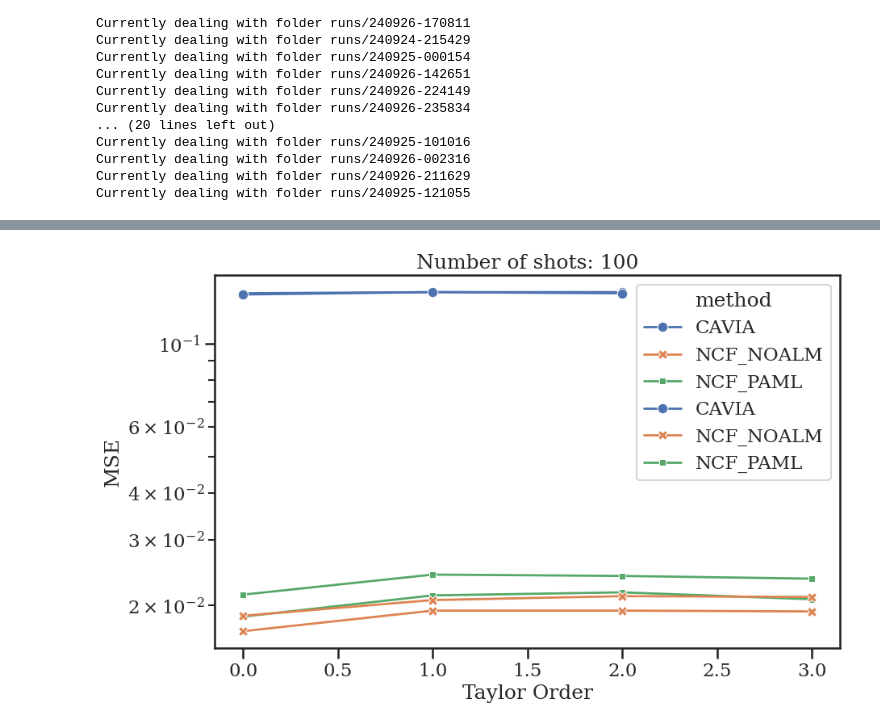
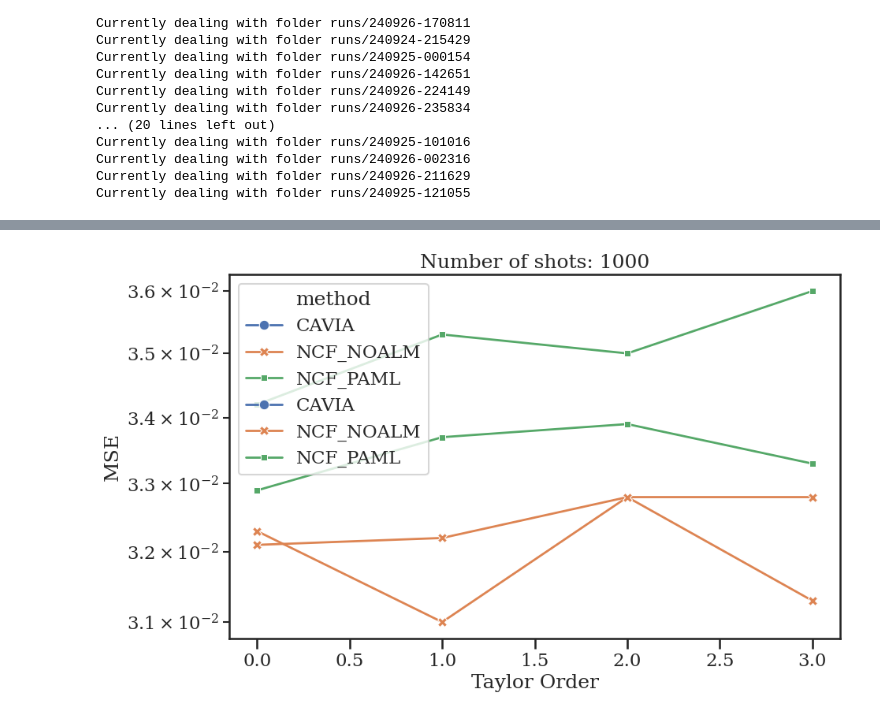
Before and after one commit to ddrous/self-mod, a Jupyter notebook: examples/celeb-a/runs/DataTaylorExperiment/analysis.ipynb, the cells around one changed output, grey strips where cells are left out. Drawn from its saved outputs; the diff is of its cells as text; code cells hidden in the pictures.

```diff
--- a/examples/celeb-a/runs/DataTaylorExperiment/analysis.ipynb
+++ b/examples/celeb-a/runs/DataTaylorExperiment/analysis.ipynb
@@ -160,7 +160,7 @@ results
 | 22 | NCF_PAML | 3 | 1000 | 0.0 | 1 hours 18 mins 17 secs | 0.038042 | 0.0333 | 0.01550 | 0.0360 | ... |
 # %%
 ## PLot the results of a subset of the dataframe
-plot_nb_shots = 100
+plot_nb_shots = 1000
 
 condition = (results['nb_shots'] == plot_nb_shots)
 sub_results = results[condition]
@@ -194 +194 @@ plt.show()
-[figure, old version]
+[figure, new version]
```
Also changed, not shown: parts of 1 cell of this notebook, 7 other files.
